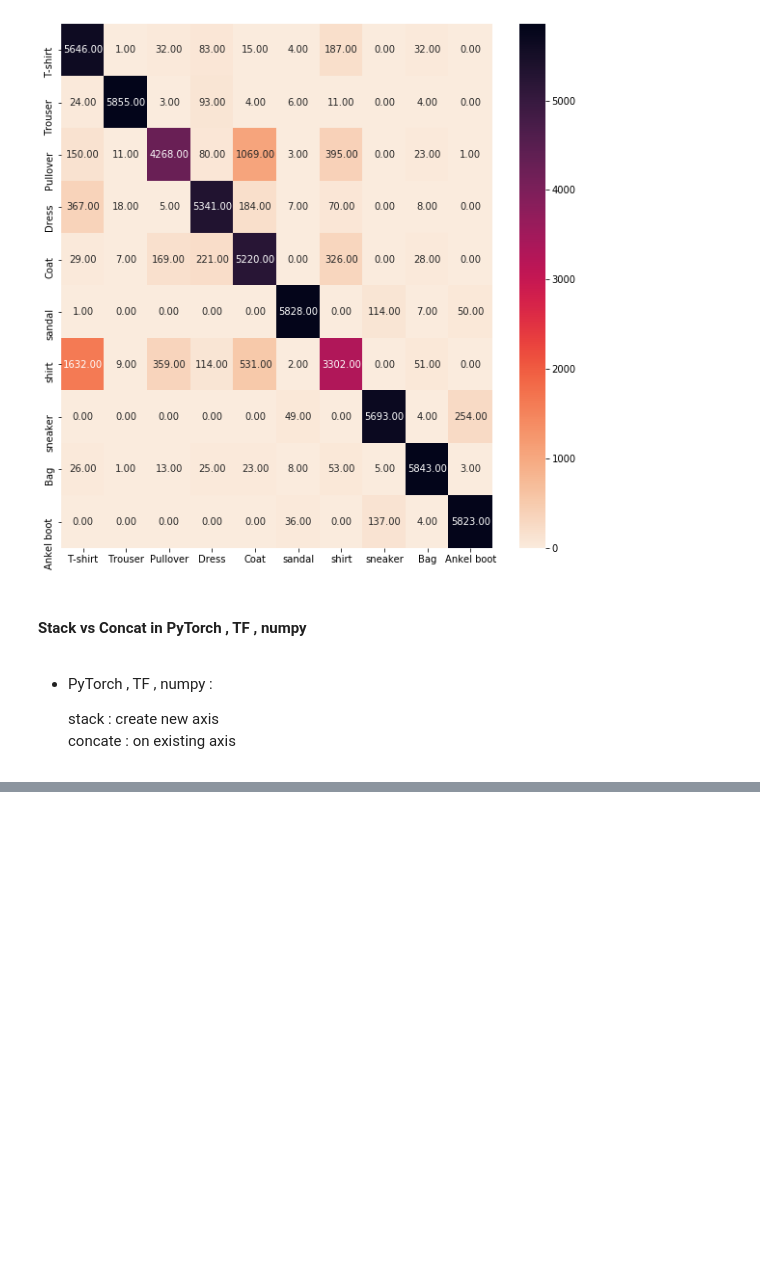
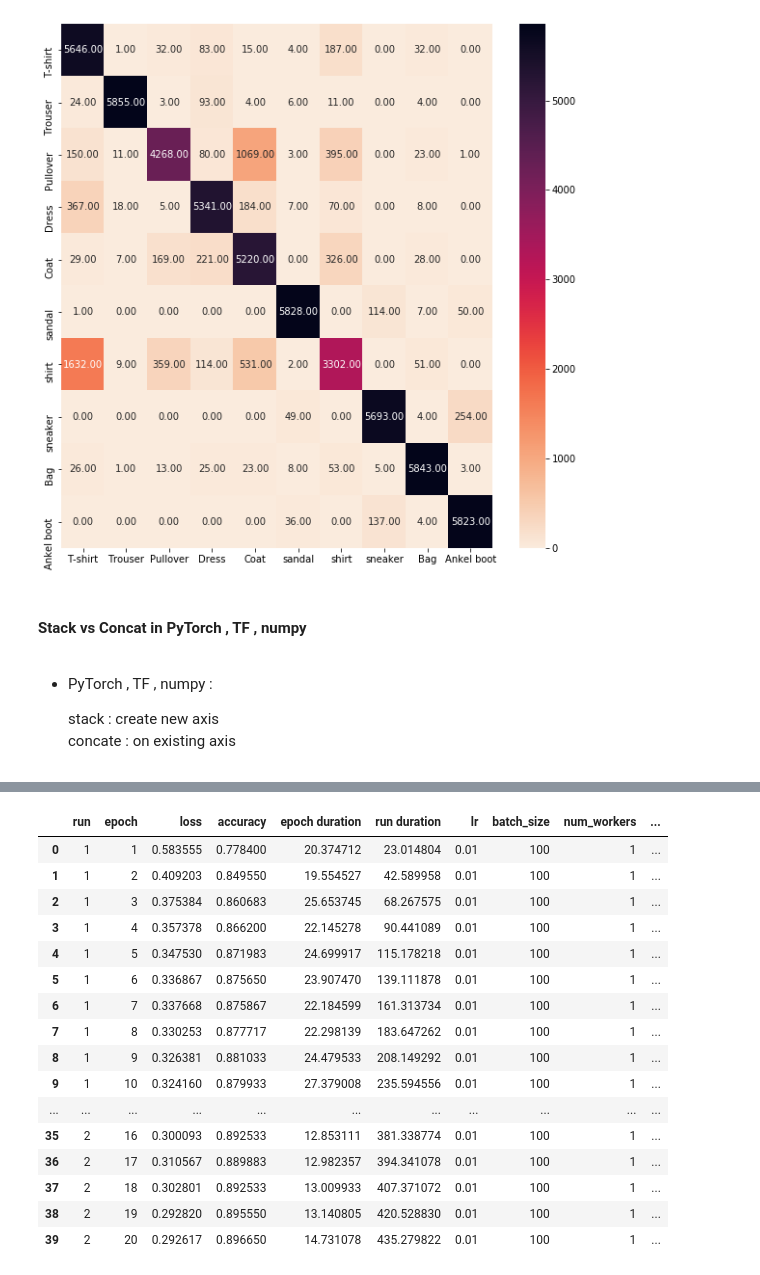
Before and after one commit to NedalAdham/Deep-learning-notebooks, a Jupyter notebook: PyTorch - Python Deep Learning Neural Network API.ipynb, the cells around one changed output, grey strips where cells are left out. Saved outputs shown, nothing was run; the diff lists cells and outputs as text; code cells hidden in the pictures; blank space fills up the shorter version.

```diff
--- a/PyTorch - Python Deep Learning Neural Network API.ipynb
+++ b/PyTorch - Python Deep Learning Neural Network API.ipynb
@@ -973 +1252,55 @@ plt.show()
+# %%
+trainsets = {"not_normal" : train_set , "normal" : train_set_normal}
+# %%
+parameters = dict (
+    lr = [0.01 ],
+    batch_size = [100],
+    num_workers =[1],
+    trainset= ['not_normal' , 'normal']
+
+)
+m = RunManger ()
+for run in RunBuilder.get_runs(parameters):
+    Networkk = Network()
+
+    loader = torch.utils.data.DataLoader(trainsets[run.trainset] , batch_size=run.batch_size , num_workers=run.num_workers)#Load
+    optimizer = optim .Adam (Networkk.parameters() , lr =run.lr)
+
+    m.begin_run (run , Networkk ,loader)
+    for epoch in range(20):
+        m.begin_epoch()
+
+        for batch in loader:
+            images , labels = batch
+
+            preds = Networkk(images) #pass Batch
+            loss = F.cross_entropy(preds , labels)#calc loss
+
+            optimizer.zero_grad() #not to accumilate
+            loss.backward() #grad
+            optimizer.step() #update weight
+
+            m.track_loss(loss)
+            m.track_num_correct(preds , labels)
+        m.end_epoch()
+    m.end_run()
+m.save('result')
+# %% [output]
+|  | run | epoch | loss | accuracy | epoch duration | run duration | lr | batch_size | num_workers | ... |
+| 0 | 1 | 1 | 0.583555 | 0.778400 | 20.374712 | 23.014804 | 0.01 | 100 | 1 | ... |
+| 1 | 1 | 2 | 0.409203 | 0.849550 | 19.554527 | 42.589958 | 0.01 | 100 | 1 | ... |
+| 2 | 1 | 3 | 0.375384 | 0.860683 | 25.653745 | 68.267575 | 0.01 | 100 | 1 | ... |
+| 3 | 1 | 4 | 0.357378 | 0.866200 | 22.145278 | 90.441089 | 0.01 | 100 | 1 | ... |
+| 4 | 1 | 5 | 0.347530 | 0.871983 | 24.699917 | 115.178218 | 0.01 | 100 | 1 | ... |
+| 5 | 1 | 6 | 0.336867 | 0.875650 | 23.907470 | 139.111878 | 0.01 | 100 | 1 | ... |
+| 6 | 1 | 7 | 0.337668 | 0.875867 | 22.184599 | 161.313734 | 0.01 | 100 | 1 | ... |
+| 7 | 1 | 8 | 0.330253 | 0.877717 | 22.298139 | 183.647262 | 0.01 | 100 | 1 | ... |
+| 8 | 1 | 9 | 0.326381 | 0.881033 | 24.479533 | 208.149292 | 0.01 | 100 | 1 | ... |
+| 9 | 1 | 10 | 0.324160 | 0.879933 | 27.379008 | 235.594556 | 0.01 | 100 | 1 | ... |
+| ... | ... | ... | ... | ... | ... | ... | ... | ... | ... | ... |
+| 35 | 2 | 16 | 0.300093 | 0.892533 | 12.853111 | 381.338774 | 0.01 | 100 | 1 | ... |
+| 36 | 2 | 17 | 0.310567 | 0.889883 | 12.982357 | 394.341078 | 0.01 | 100 | 1 | ... |
+| 37 | 2 | 18 | 0.302801 | 0.892533 | 13.009933 | 407.371072 | 0.01 | 100 | 1 | ... |
+| 38 | 2 | 19 | 0.292820 | 0.895550 | 13.140805 | 420.528830 | 0.01 | 100 | 1 | ... |
+| 39 | 2 | 20 | 0.292617 | 0.896650 | 14.731078 | 435.279822 | 0.01 | 100 | 1 | ... |
 # %% [markdown]
```
Also changed, not shown: parts of 37 cells of this notebook.
